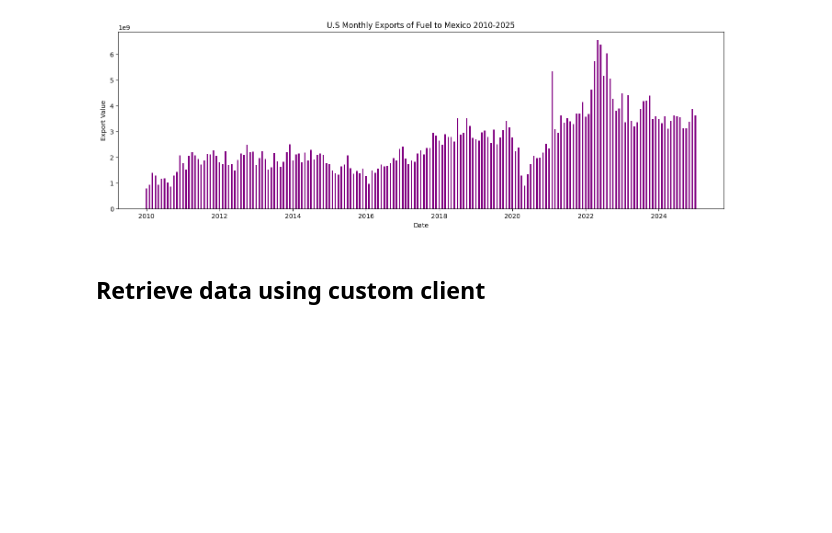
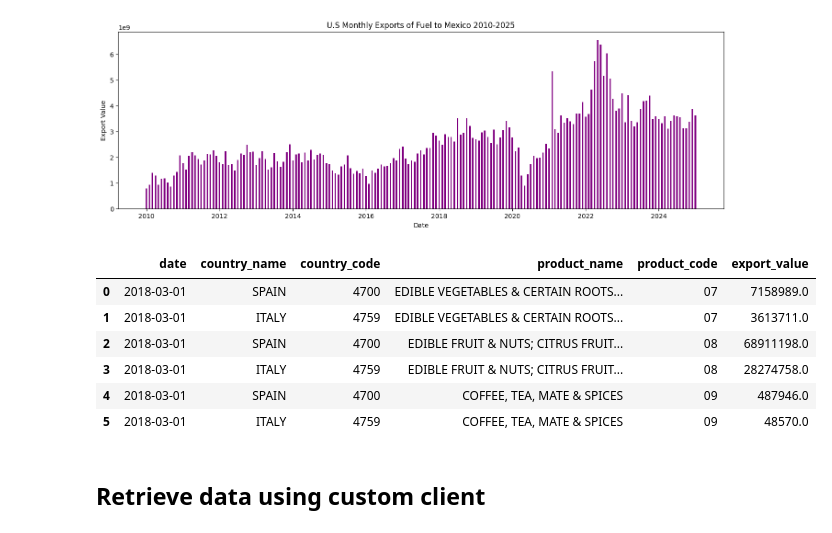
Before and after one commit to fantinsib/ustrade, a Jupyter notebook: demo_ustrade.ipynb, the cells around one changed output. Saved outputs shown, nothing was run; the diff lists cells and outputs as text; code cells hidden in the pictures; blank space fills up the shorter version.

```diff
--- a/demo_ustrade.ipynb
+++ b/demo_ustrade.ipynb
@@ -61,6 +61,17 @@ plt.ylabel("Export Value")
 plt.show()
 # %% [output]
 [figure]
+# %%
+#Search for multiple countries/product :
+ut.get_exports(["Italy", "Spain"], ["07", "08", "09"], "2018-03")
+# %% [output]
+|  | date | country_name | country_code | product_name | product_code | export_value |
+| 0 | 2018-03-01 | SPAIN | 4700 | EDIBLE VEGETABLES & CERTAIN ROOTS... | 07 | 7158989.0 |
+| 1 | 2018-03-01 | ITALY | 4759 | EDIBLE VEGETABLES & CERTAIN ROOTS... | 07 | 3613711.0 |
+| 2 | 2018-03-01 | SPAIN | 4700 | EDIBLE FRUIT & NUTS; CITRUS FRUIT... | 08 | 68911198.0 |
+| 3 | 2018-03-01 | ITALY | 4759 | EDIBLE FRUIT & NUTS; CITRUS FRUIT... | 08 | 28274758.0 |
+| 4 | 2018-03-01 | SPAIN | 4700 | COFFEE, TEA, MATE & SPICES | 09 | 487946.0 |
+| 5 | 2018-03-01 | ITALY | 4759 | COFFEE, TEA, MATE & SPICES | 09 | 48570.0 |
 # %% [markdown]
 ## Retrieve data using custom client
 # %%
```
Also changed, not shown: parts of 8 cells of this notebook, 4 other files.
